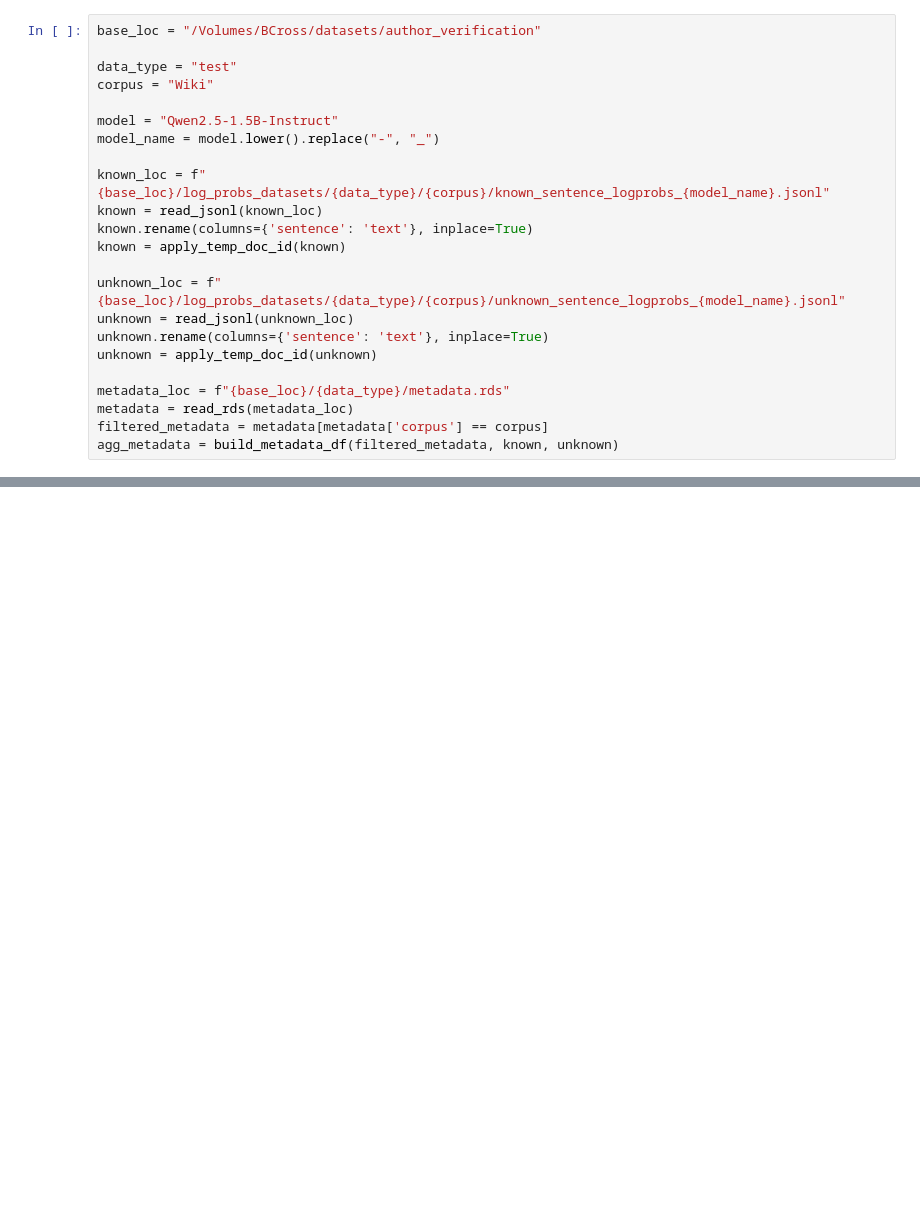
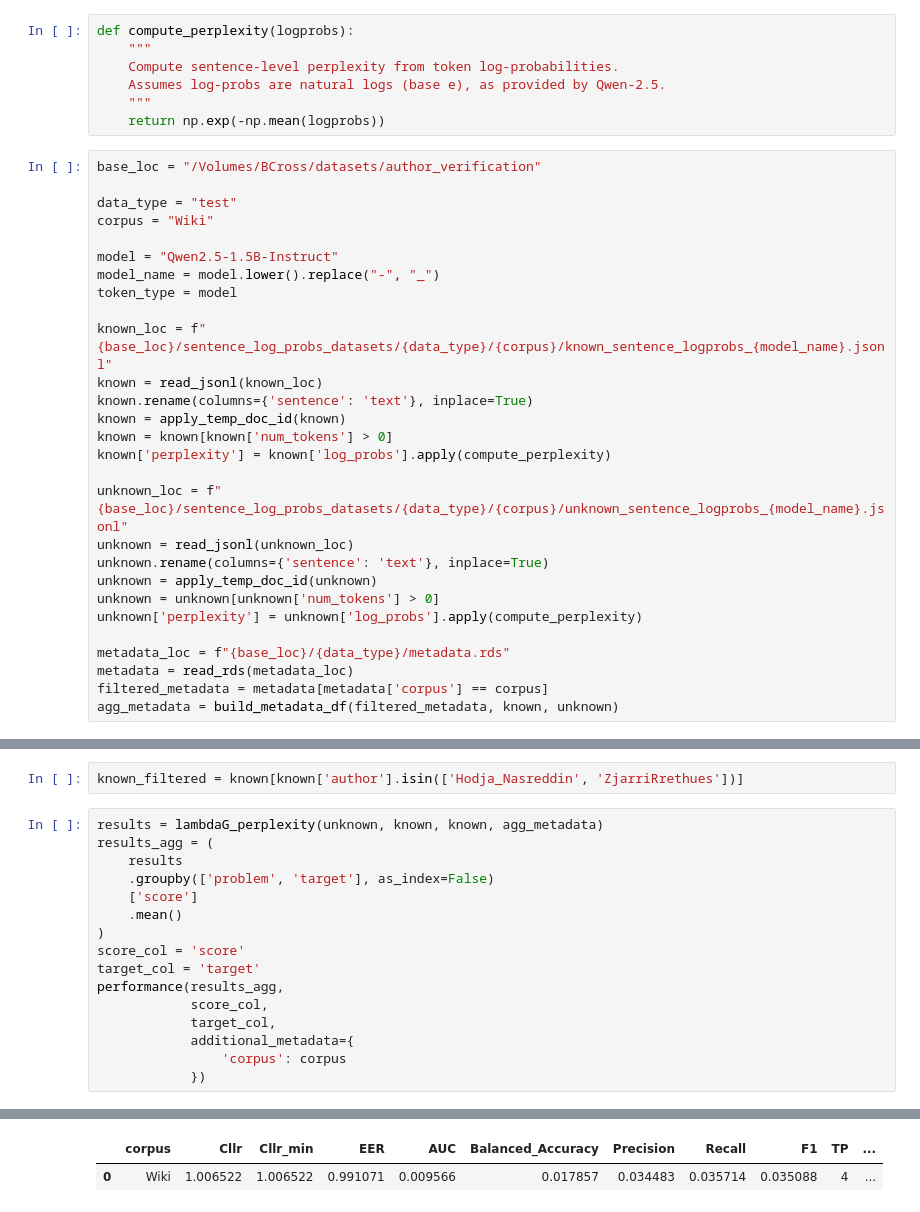
Before and after one commit to BenJCross1995/av_distributions, a Jupyter notebook: notebooks/run_lambda_g.ipynb, the cells around one changed output, grey strips where cells are left out. Cells and saved outputs as stored; diff of their text form; blank space fills up the shorter version.

Commit message:
Add lambdaG method and begin perplexity work

```diff
--- a/notebooks/run_lambda_g.ipynb
+++ b/notebooks/run_lambda_g.ipynb
@@ -10,3 +14,10 @@ from lambdaG import lambdaG
+# %%
+def compute_perplexity(logprobs):
+    """
+    Compute sentence-level perplexity from token log-probabilities.
+    Assumes log-probs are natural logs (base e), as provided by Qwen‑2.5.
+    """
+    return np.exp(-np.mean(logprobs))
 # %%
 base_loc = "/Volumes/BCross/datasets/author_verification"
 
@@ -15,16 +26,21 @@ corpus = "Wiki"
 
 model = "Qwen2.5-1.5B-Instruct"
 model_name = model.lower().replace("-", "_")
+token_type = model
 
-known_loc = f"{base_loc}/log_probs_datasets/{data_type}/{corpus}/known_sentence_logprobs_{model_name}.jsonl"
+known_loc = f"{base_loc}/sentence_log_probs_datasets/{data_type}/{corpus}/known_sentence_logprobs_{model_name}.jsonl"
 known = read_jsonl(known_loc)
 known.rename(columns={'sentence': 'text'}, inplace=True)
 known = apply_temp_doc_id(known)
+known = known[known['num_tokens'] > 0]
+known['perplexity'] = known['log_probs'].apply(compute_perplexity)
 
-unknown_loc = f"{base_loc}/log_probs_datasets/{data_type}/{corpus}/unknown_sentence_logprobs_{model_name}.jsonl"
+unknown_loc = f"{base_loc}/sentence_log_probs_datasets/{data_type}/{corpus}/unknown_sentence_logprobs_{model_name}.jsonl"
 unknown = read_jsonl(unknown_loc)
 unknown.rename(columns={'sentence': 'text'}, inplace=True)
 unknown = apply_temp_doc_id(unknown)
+unknown = unknown[unknown['num_tokens'] > 0]
+unknown['perplexity'] = unknown['log_probs'].apply(compute_perplexity)
 
 metadata_loc = f"{base_loc}/{data_type}/metadata.rds"
 metadata = read_rds(metadata_loc)
@@ -32,0 +65,19 @@ agg_metadata = build_metadata_df(filtered_metadata, known, unknown)
+# %%
+known_filtered = known[known['author'].isin(['Hodja_Nasreddin', 'ZjarriRrethues'])]
+# %%
+results = lambdaG_perplexity(unknown, known, known, agg_metadata)
+results_agg = (
+    results
+    .groupby(['problem', 'target'], as_index=False)
+    ['score']
+    .mean()
+)
+score_col = 'score'
+target_col = 'target'
+performance(results_agg,
+            score_col,
+            target_col,
+            additional_metadata={
+                'corpus': corpus
+            })
+# %% [output]
@@ -33 +101,3 @@ agg_metadata = build_metadata_df(filtered_metadata, known, unknown)
+|  | corpus | Cllr | Cllr_min | EER | AUC | Balanced_Accuracy | Precision | Recall | F1 | TP | ... |
+| 0 | Wiki | 1.006522 | 1.006522 | 0.991071 | 0.009566 | 0.017857 | 0.034483 | 0.035714 | 0.035088 | 4 | ... |
 # %%
```
Also changed, not shown: parts of 11 cells of this notebook, 1 other file.
